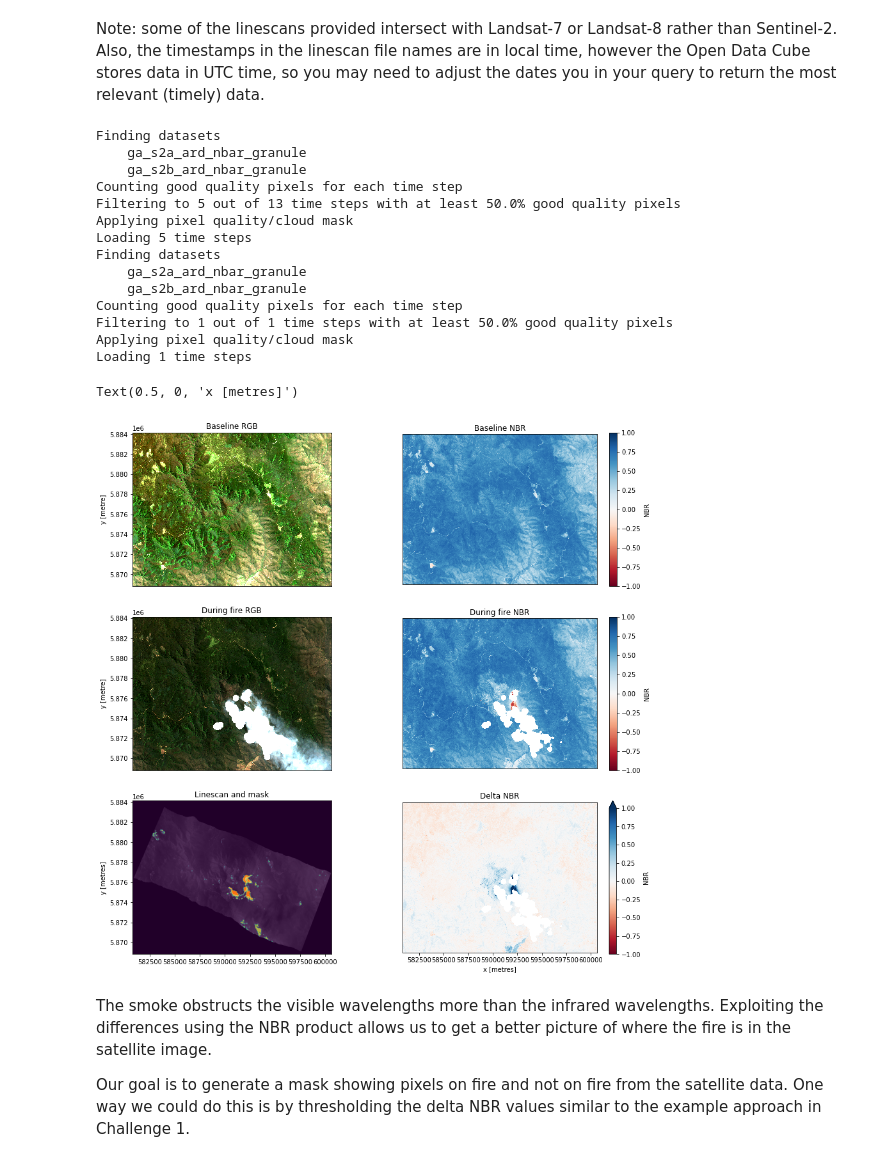
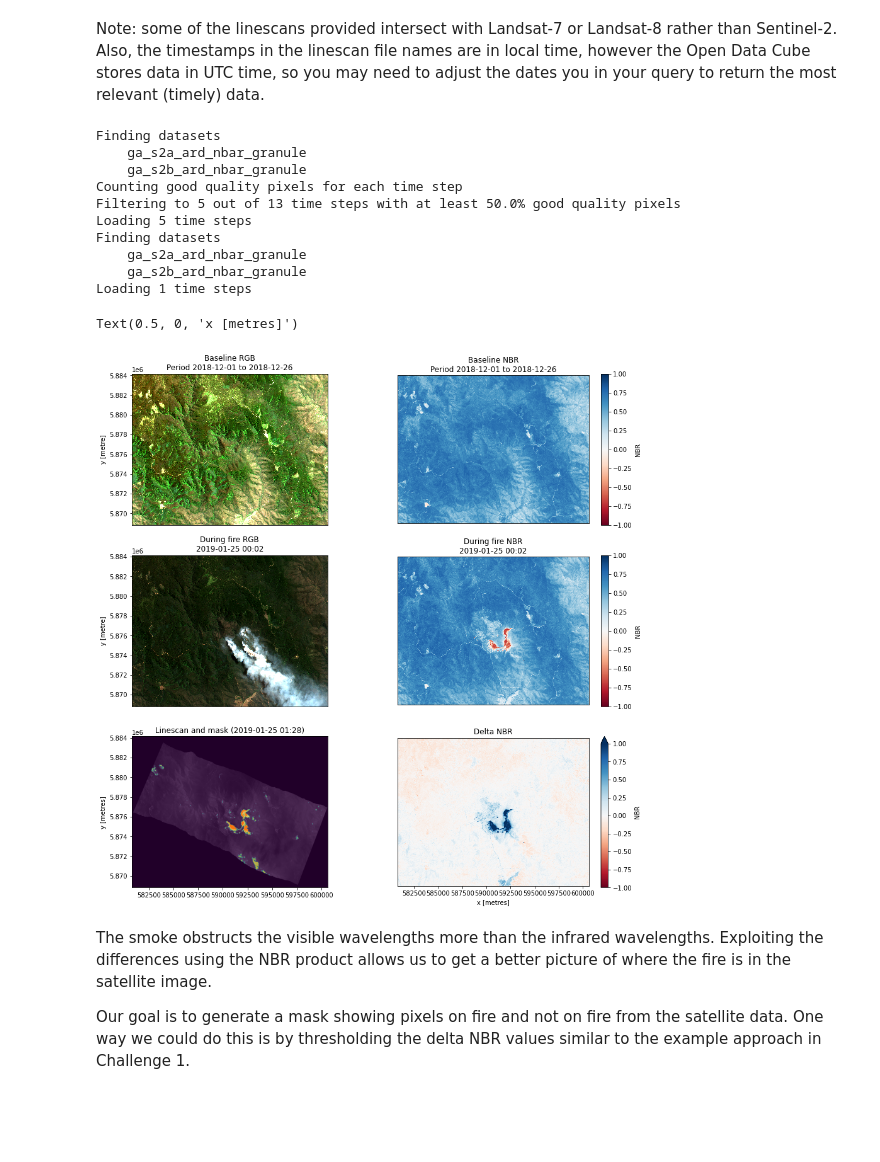
Before and after one commit to EY-Data-Science-Program/2021-Better-Working-World-Data-Challenge, a Jupyter notebook: notebooks/04_EY_challenge2_v1/EY_Challenge2_Getting_started_v1.ipynb, the cells around one changed output. Saved outputs shown, nothing was run; the diff lists cells and outputs as text; code cells hidden in the pictures; blank space fills up the shorter version.

```diff
--- a/notebooks/04_EY_challenge2_v1/EY_Challenge2_Getting_started_v1.ipynb
+++ b/notebooks/04_EY_challenge2_v1/EY_Challenge2_Getting_started_v1.ipynb
@@ -215,24 +227,23 @@ BoundingBox(left=580775.0, bottom=5868834.8, right=600622.6, top=5884141.0)
 # %% [markdown]
 Note: some of the linescans provided intersect with Landsat-7 or Landsat-8 rather than Sentinel-2. Also, the timestamps in the linescan file names are in local time, however the Open Data Cube stores data in UTC time, so you may need to adjust the dates you in your query to return the most relevant (timely) data.
 # %%
-resolution = (-10, 10)
-measurements = ['nbar_blue', 'nbar_green', 'nbar_red', 'nbar_nir_1', 'nbar_swir_3']
-min_gooddata = 0.5
-crs = 'epsg:28355'
-output_crs = 'epsg:28355'
-products = ['ga_s2a_ard_nbar_granule', 'ga_s2b_ard_nbar_granule']
+query = {
+    "resolution": (-10, 10),
+    "products": ['ga_s2a_ard_nbar_granule', 'ga_s2b_ard_nbar_granule'],
+    "measurements": ['nbar_blue', 'nbar_green', 'nbar_red', 'nbar_nir_1', 'nbar_swir_3'],
+    "crs": 'epsg:28355',
+    "output_crs": 'epsg:28355',
+    "mask_pixel_quality": False,
+    "group_by": 'solar_day'}
+
+min_gooddata=0.5 # only used for baseline given that smoke causes low pixel quality during the fire
 # %%
 baseline = load_ard(dc=dc,
-                    products=products,
                     x=(tgt.bounds.left, tgt.bounds.right),
                     y=(tgt.bounds.bottom, tgt.bounds.top),
                     time=dates_baseline,
-                    measurements=measurements,
                     min_gooddata=min_gooddata,
-                    crs=crs,
-                    output_crs=output_crs,
-                    resolution=resolution,
-                    group_by='solar_day')
+                    **query)
 
 baseline = calculate_indices(baseline, index='NBR', collection='ga_s2_1', drop=False)
 baseline_mean = baseline.median(dim='time')
@@ -240,16 +251,10 @@ baseline_NBR = baseline_mean.NBR
 
 
 fire = load_ard(dc=dc,
-                products=products,
                 x=(tgt.bounds.left, tgt.bounds.right),
                 y=(tgt.bounds.bottom, tgt.bounds.top),
                 time=dates_fire,
-                measurements=measurements,
-                min_gooddata=min_gooddata,
-                crs=crs,
-                output_crs=output_crs,
-                resolution=resolution,
-                group_by='solar_day')
+                **query)
 
 fire = calculate_indices(fire, index='NBR', collection='ga_s2_1', drop=False)
 fire_mean = fire.median(dim='time')
@@ -263,12 +268,8 @@ Finding datasets
     ga_s2b_ard_nbar_granule
 Counting good quality pixels for each time step
 Filtering to 5 out of 13 time steps with at least 50.0% good quality pixels
-Applying pixel quality/cloud mask
 Loading 5 time steps
 Finding datasets
     ga_s2a_ard_nbar_granule
     ga_s2b_ard_nbar_granule
-Counting good quality pixels for each time step
-Filtering to 1 out of 1 time steps with at least 50.0% good quality pixels
-Applying pixel quality/cloud mask
 Loading 1 time steps
@@ -278,45 +285,45 @@ fig, axs = plt.subplots(3, 2, figsize=(15, 15))
 # Visualise baseline image as a true colour image
 rgb(baseline_mean, bands=['nbar_red', 'nbar_green', 'nbar_blue'], ax=axs[0, 0])
 axs[0, 0].set_aspect(aspect='equal')
-axs[0, 0].set_title('Baseline RGB')
+axs[0, 0].set_title(f'Baseline RGB\nPeriod {b_start.strftime("%Y-%m-%d")} to {b_end.strftime("%Y-%m-%d")}')
 axs[0, 0].xaxis.set_visible(False)
 
 # Visualise baseline image as NBR image
 baseline_NBR.plot(cmap='RdBu', vmin=-1, vmax=1, ax=axs[0, 1])
 axs[0, 1].set_aspect(aspect='equal')
-axs[0, 1].set_title('Baseline NBR')
+axs[0, 1].set_title(f'Baseline NBR\nPeriod {b_start.strftime("%Y-%m-%d")} to {b_end.strftime("%Y-%m-%d")}')
 axs[0, 1].yaxis.set_visible(False)
 axs[0, 1].xaxis.set_visible(False)
 
 # Visualise during-fire image as a true colour image
 rgb(fire_mean, bands=['nbar_red', 'nbar_green', 'nbar_blue'], ax=axs[1, 0])
 axs[1, 0].set_aspect(aspect='equal')
-axs[1, 0].set_title('During fire RGB')
+axs[1, 0].set_title(f'During fire RGB\n{f_time.strftime("%Y-%m-%d %H:%M")}')
 axs[1, 0].xaxis.set_visible(False)
 
 # Visualise during-fire image as NBR image
 fire_NBR.plot(cmap='RdBu', vmin=-1, vmax=1, ax=axs[1, 1])
 axs[1, 1].set_aspect(aspect='equal')
-axs[1, 1].set_title('During fire NBR')
+axs[1, 1].set_title(f'During fire NBR\n{f_time.strftime("%Y-%m-%d %H:%M")}')
 axs[1, 1].yaxis.set_visible(False)
 axs[1, 1].xaxis.set_visible(False)
 
 # Visualise linescan and mask
 show(ls.read(), transform=ls.transform, ax=axs[2,0])
 show(tgt.read(), transform=tgt.transform, ax=axs[2,0], alpha=0.5)
 axs[2, 0].set_aspect(aspect='equal')
-axs[2, 0].set_title('Linescan and mask')
+axs[2, 0].set_title(f'Linescan and mask ({ls_time})')
 axs[2, 0].set_ylabel('y [metres]');
 
 # Visualise delta NBR image
 delta_NBR.plot(cmap='RdBu', vmin=-1, vmax=1, ax=axs[2, 1])
 axs[2, 1].set_aspect(aspect='equal')
-axs[2, 1].set_title('Delta NBR')
+axs[2, 1].set_title(f'Delta NBR')
 axs[2, 1].yaxis.set_visible(False)
 axs[2, 1].set_xlabel('x [metres]')
 # %% [output]
 Text(0.5, 0, 'x [metres]')
-[figure, old version]
+[figure, new version]
 # %% [markdown]
 The smoke obstructs the visible wavelengths more than the infrared wavelengths. Exploiting the differences using the NBR product allows us to get a better picture of where the fire is in the satellite image.
 
```
Also changed, not shown: parts of 9 cells of this notebook.
